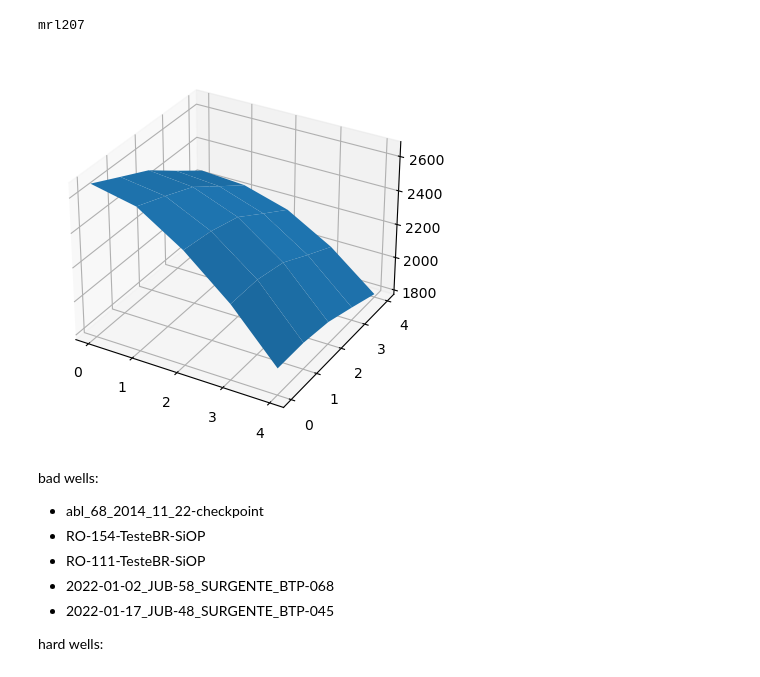
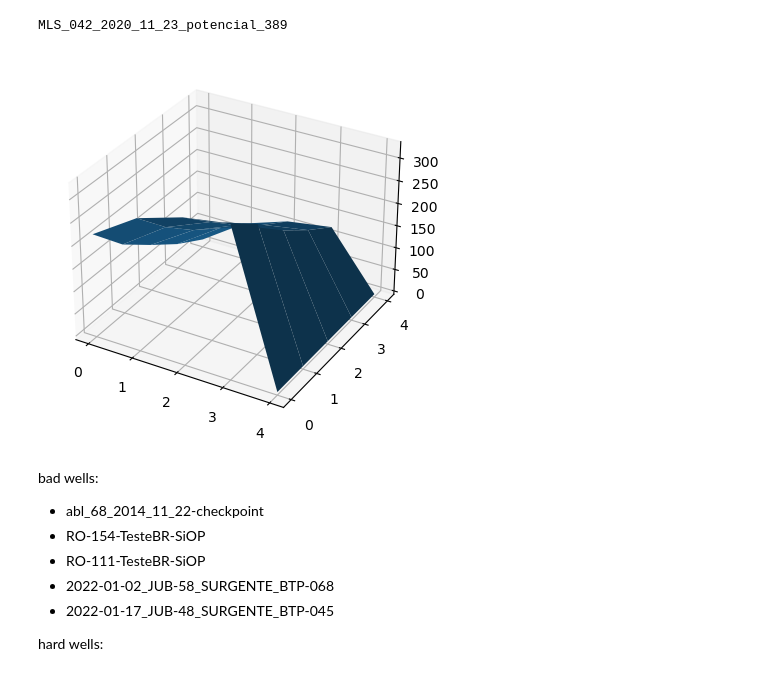
Before and after one commit to brunompacheco/early-fixing-oil-production, a Jupyter notebook: notebooks/0.1-bmp-surrogate-model.ipynb, the cells around one changed output. Drawn from its saved outputs; the diff is of its cells as text; code cells hidden in the pictures.

```diff
--- a/notebooks/0.1-bmp-surrogate-model.ipynb
+++ b/notebooks/0.1-bmp-surrogate-model.ipynb
@@ -34,12 +41,12 @@ test_wells = ['2022-01-16_JUB-55_SURGENTE_BTP-068b', 'MLS_169_2021_01_15_potenci
 X = list()
 y = list()
 for n in ef_objs.keys():
-    for c1, c2, gl1, gl2 in ef_objs[n].keys():
+    for c1, c2, gl1, gl2, q_gl_max in ef_objs[n].keys():
         c_pair = (c1, c2)
         gl_pair = (gl1, gl2)
 
         c_mbd, gl_mbd = encode_fixing(c_pair, gl_pair, n)
         # c_mbd, gl_mbd = np.array(c_pair), np.array(gl_pair)
 
-        X.append((n, c_mbd, gl_mbd))
-        y.append(ef_objs[n][c1, c2, gl1, gl2])
+        X.append((n, c_mbd, gl_mbd, q_gl_max))
+        y.append(ef_objs[n][c1, c2, gl1, gl2, q_gl_max])
@@ -46,5 +55,5 @@ for n in ef_objs.keys():
 # %%
-well_name, c_mbd, gl_mbd = X[0]
+well_name, c_mbd, gl_mbd, q_gl_max = X[0]
 
 with open('../data/raw/'+well_name+'.pkl', 'rb') as f:
     well = pickle.load(f)
@@ -72,28 +172,30 @@ len(X) / 116
 # %%
-# C, GL = get_C_GL(None)
-
-# well_name = list(ef_objs.keys())[116]
-well_name = 'mrl207'
+well_name = list(ef_objs.keys())[11]
+# well_name = 'MLS_042_2020_11_23_potencial'
 
 C = np.arange(len(c_mbd))
 GL = np.arange(len(gl_mbd))
 
 C, GL = np.meshgrid(C, GL)
 
 Obj = -1 * np.ones(C.shape)
 Obj
 
-for (n, c_mbd, gl_mbd), obj in zip(X, y):
+l = 0
+for (n, c_mbd, gl_mbd, _), obj in zip(X, y):
     if n == well_name:
         Obj[c_mbd.argmax(), gl_mbd.argmax()] = obj
+        l += 1
+        if l == 85:
+            break
 
 print(well_name)
 fig, ax = plt.subplots(subplot_kw={"projection": "3d"})
-ax.plot_surface(GL, C, Obj)
+ax.plot_surface(C, GL, Obj)
 plt.show()
 # %% [output]
-mrl207
+MLS_042_2020_11_23_potencial_389
-[figure, old version]
+[figure, new version]
 # %% [markdown]
 bad wells:
 
```
Also changed, not shown: parts of 13 cells of this notebook, 6 other files.
